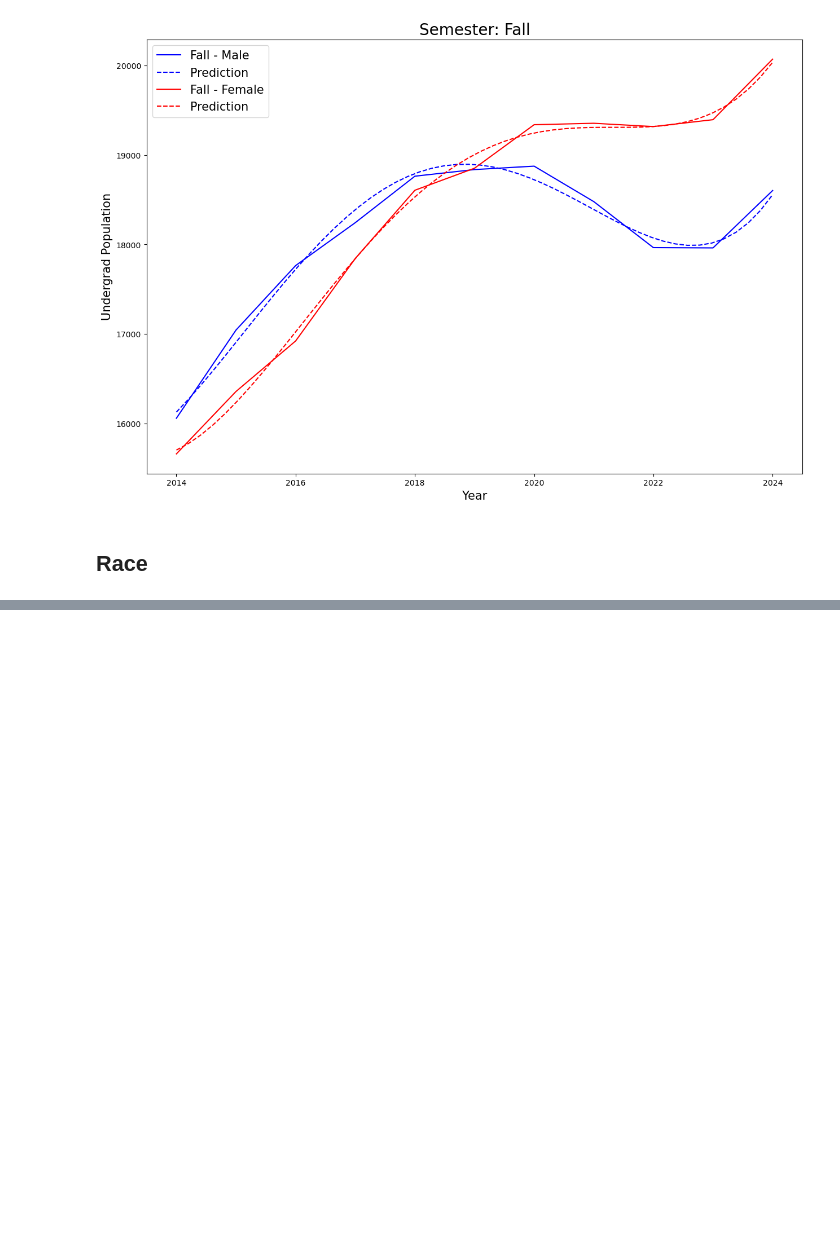
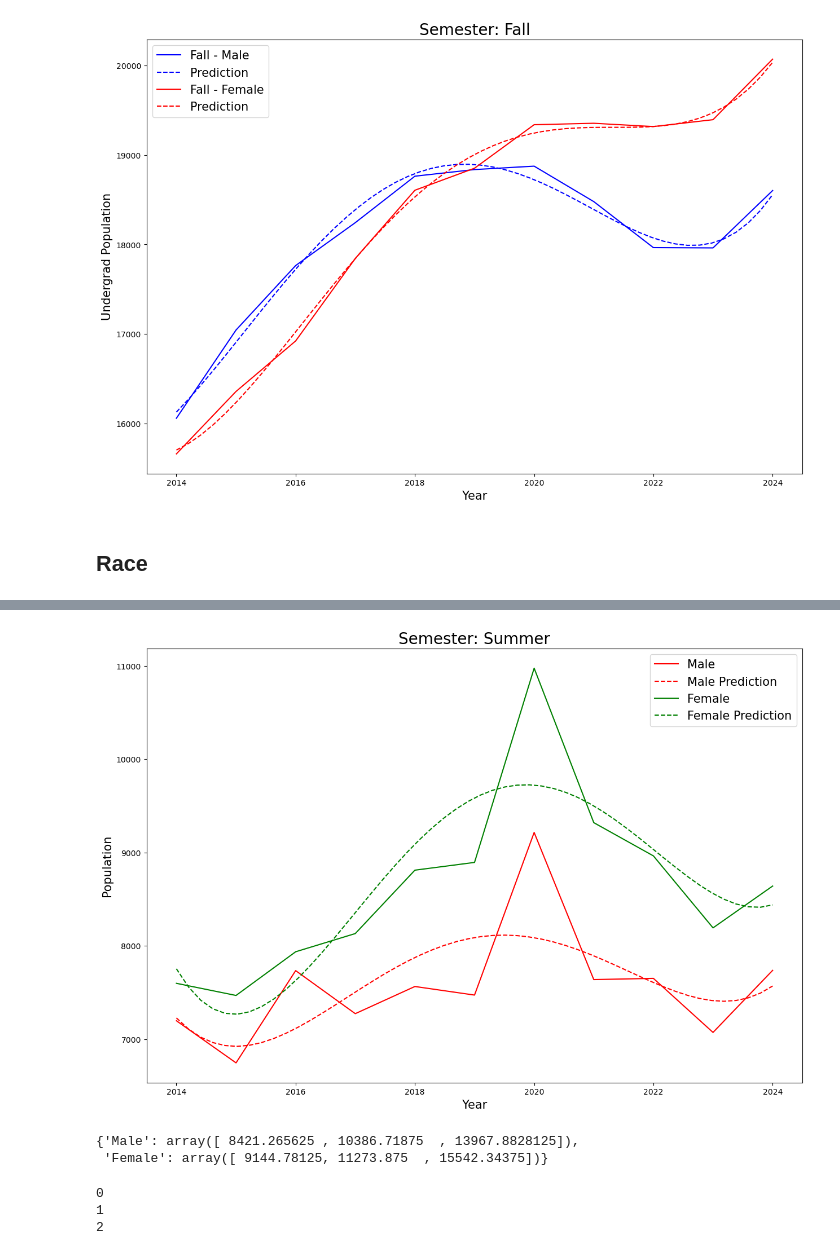
Before and after one commit to kpnguyen21/erdos-coffee-bar, a Jupyter notebook: regression.ipynb, the cells around one changed output, grey strips where cells are left out. Drawn from its saved outputs; the diff is of its cells as text; code cells hidden in the pictures; blank space fills up the shorter version.

```diff
--- a/regression.ipynb
+++ b/regression.ipynb
@@ -247,0 +264,15 @@ def student_prediction(semester: str, deg: int, col: list, prediction_year: list
+# %%
+student_prediction('Summer', 4, ['Male', 'Female'])
+# %% [output]
+[figure, added]
+{'Male': array([ 8421.265625 , 10386.71875  , 13967.8828125]),
+ 'Female': array([ 9144.78125, 11273.875  , 15542.34375])}
+# %%
+test = [1, 2, 3]
+
+for t in test:
+    print(test.index(t))
+# %% [output]
+0
+1
+2
```
Also changed, not shown: parts of 19 cells of this notebook.
